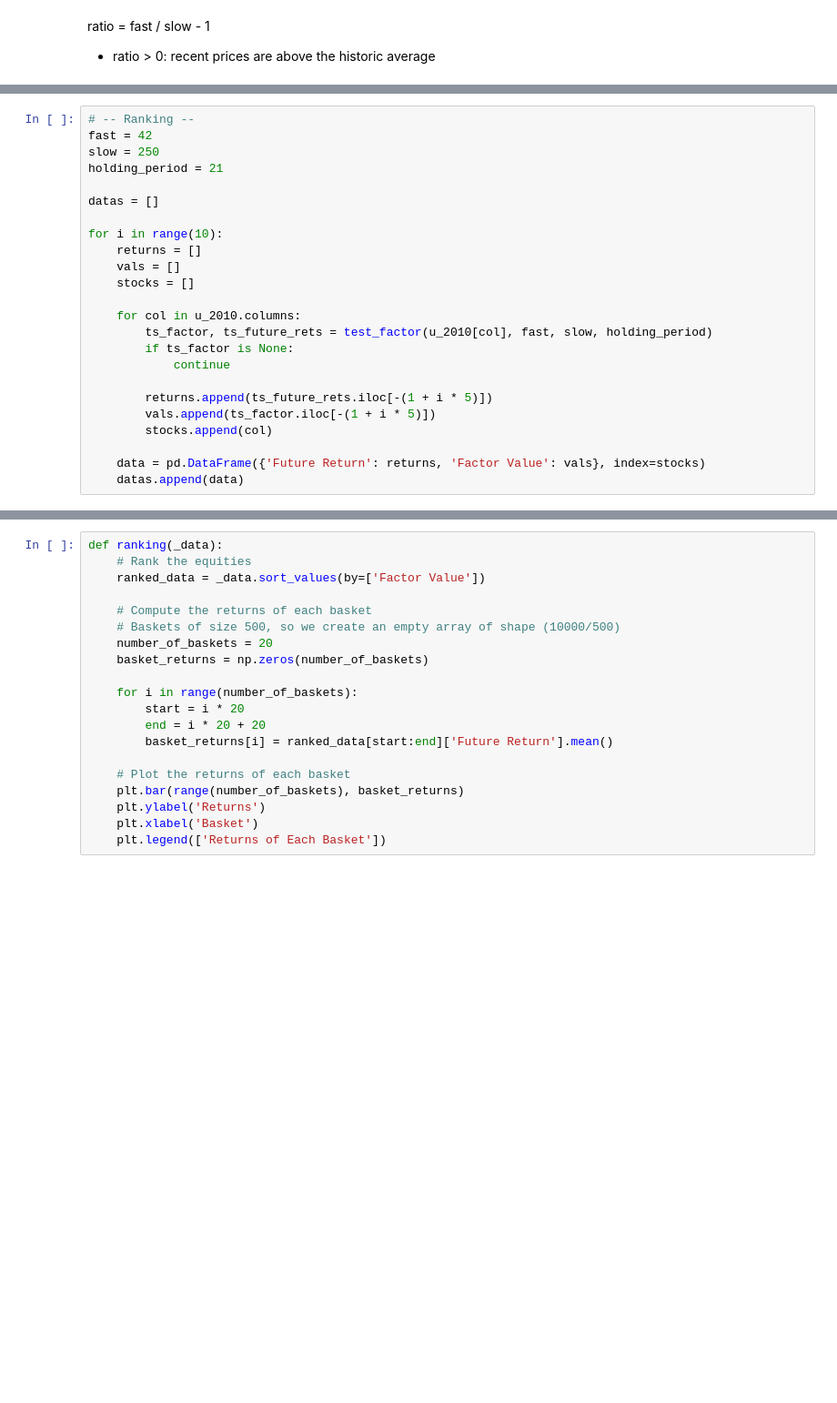
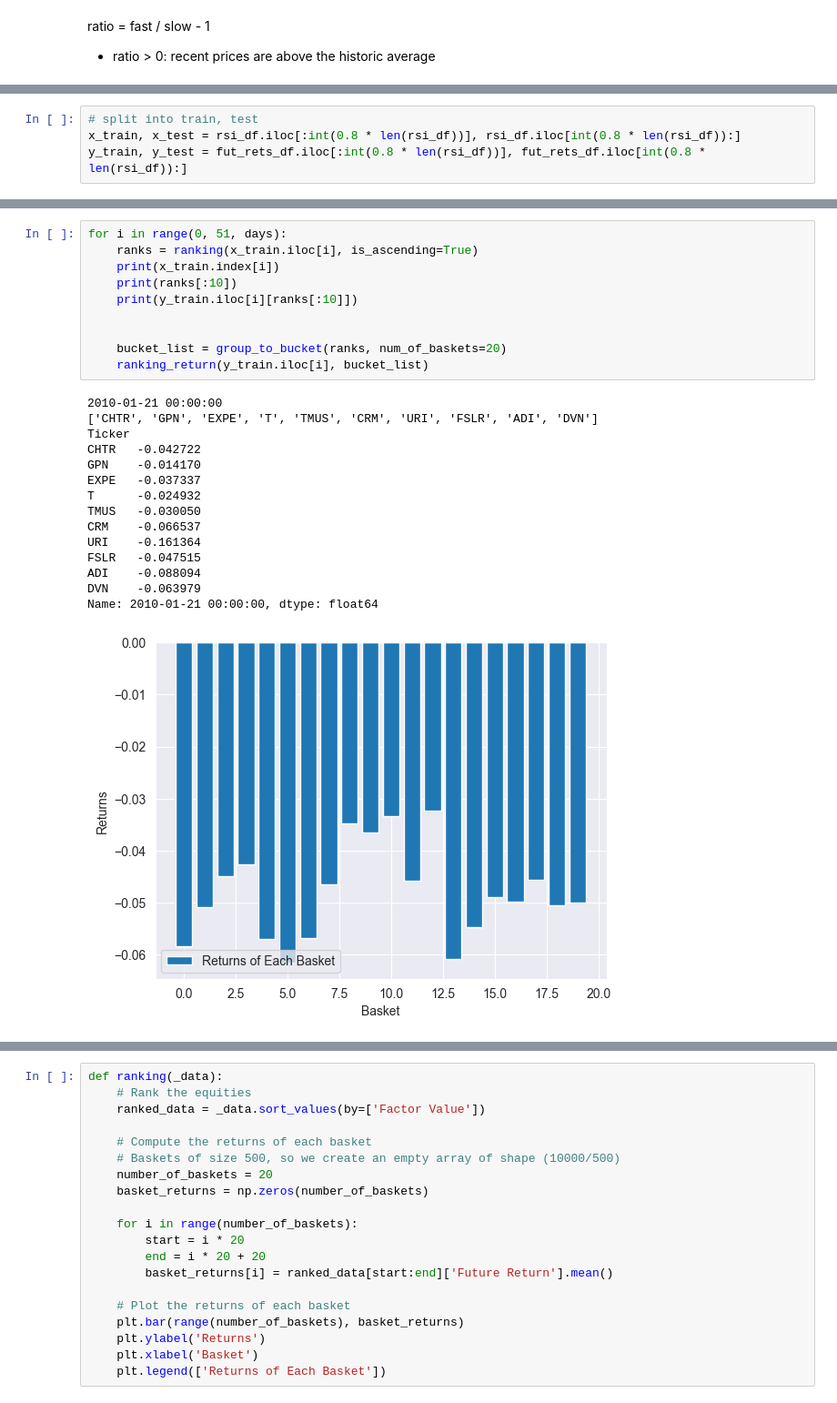
Before and after one commit to Henrywzh/right_time, a Jupyter notebook: self_research/ranking_model.ipynb, the cells around one changed output, grey strips where cells are left out. Shown at 91% size. Cells and saved outputs as stored; diff of their text form; blank space fills up the shorter version.

```diff
--- a/self_research/ranking_model.ipynb
+++ b/self_research/ranking_model.ipynb
@@ -109,0 +141,4 @@ ratio = fast / slow - 1
+# %%
+# split into train, test
+x_train, x_test = rsi_df.iloc[:int(0.8 * len(rsi_df))], rsi_df.iloc[int(0.8 * len(rsi_df)):]
+y_train, y_test = fut_rets_df.iloc[:int(0.8 * len(rsi_df))], fut_rets_df.iloc[int(0.8 * len(rsi_df)):]
@@ -110,24 +170,26 @@ ratio = fast / slow - 1
 # %%
-# -- Ranking --
-fast = 42
-slow = 250
-holding_period = 21
+for i in range(0, 51, days):
+    ranks = ranking(x_train.iloc[i], is_ascending=True)
+    print(x_train.index[i])
+    print(ranks[:10])
+    print(y_train.iloc[i][ranks[:10]])
 
-datas = []
 
-for i in range(10):
-    returns = []
-    vals = []
-    stocks = []
-
-    for col in u_2010.columns:
-        ts_factor, ts_future_rets = test_factor(u_2010[col], fast, slow, holding_period)
-        if ts_factor is None:
-            continue
-
-        returns.append(ts_future_rets.iloc[-(1 + i * 5)])
-        vals.append(ts_factor.iloc[-(1 + i * 5)])
-        stocks.append(col)
-
-    data = pd.DataFrame({'Future Return': returns, 'Factor Value': vals}, index=stocks)
-    datas.append(data)
+    bucket_list = group_to_bucket(ranks, num_of_baskets=20)
+    ranking_return(y_train.iloc[i], bucket_list)
+# %% [output]
+2010-01-21 00:00:00
+['CHTR', 'GPN', 'EXPE', 'T', 'TMUS', 'CRM', 'URI', 'FSLR', 'ADI', 'DVN']
+Ticker
+CHTR   -0.042722
+GPN    -0.014170
+EXPE   -0.037337
+T      -0.024932
+TMUS   -0.030050
+CRM    -0.066537
+URI    -0.161364
+FSLR   -0.047515
+ADI    -0.088094
+DVN    -0.063979
+Name: 2010-01-21 00:00:00, dtype: float64
+[figure, added]
```
Also changed, not shown: parts of 12 cells of this notebook, 1 other file.
